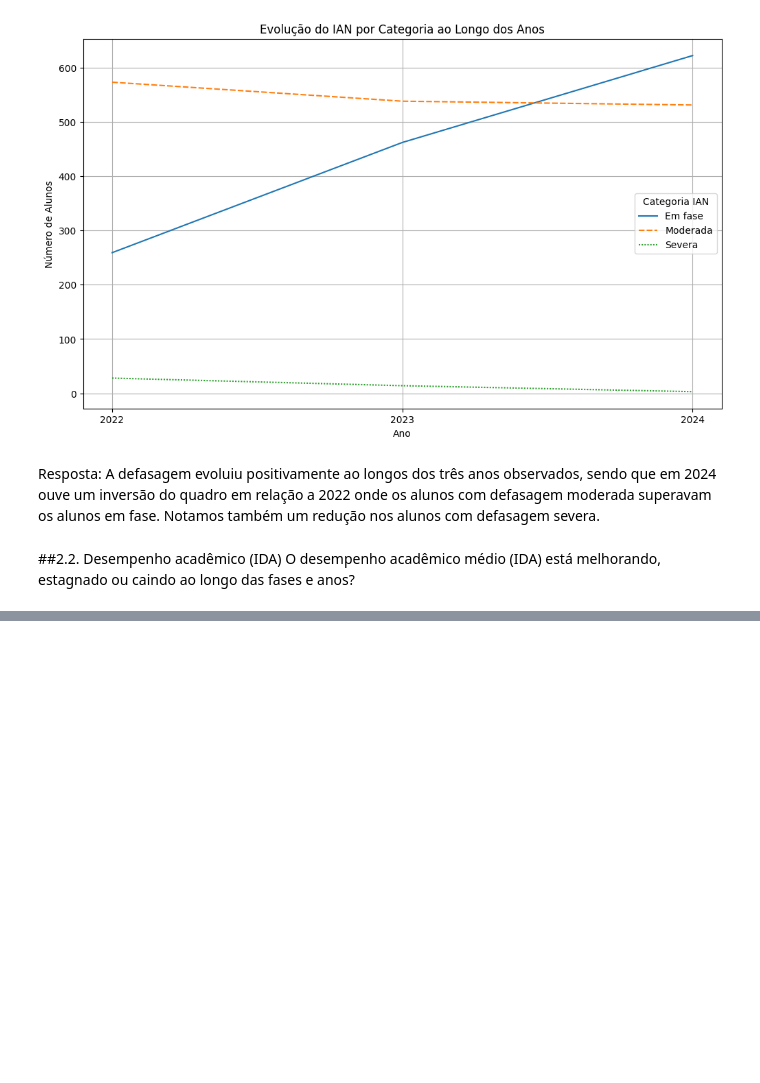
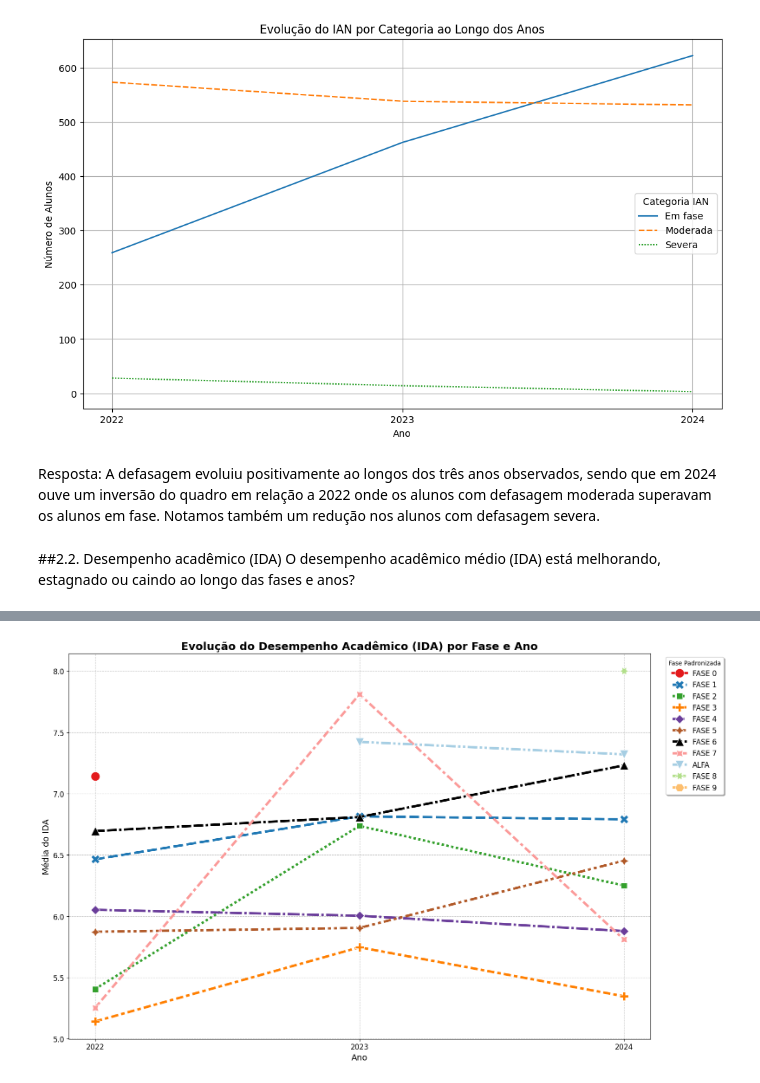
Before and after one commit to Marconiadsf/fiap-postech-datathon, a Jupyter notebook: Fase_5_Datathon_EDA.ipynb, the cells around one changed output, grey strips where cells are left out. Cells and saved outputs as stored; diff of their text form; code cells hidden in the pictures; blank space fills up the shorter version.

```diff
--- a/Fase_5_Datathon_EDA.ipynb
+++ b/Fase_5_Datathon_EDA.ipynb
@@ -259,0 +257,55 @@ dtype: object
+# %%
+import re
+import matplotlib.pyplot as plt
+import seaborn as sns
+
+def padronizar_fase(fase):
+    fase_str = str(fase).upper().strip()
+    fase_str = fase_str.replace('FASE', '').strip()
+    match = re.search(r'(\d+)', fase_str)
+    if match:
+        return f'FASE {match.group(1)}'
+    return fase_str
+
+df_limpo['Fase_Padronizada'] = df_limpo['Fase'].apply(padronizar_fase)
+analise_ida = df_limpo.groupby(['ANO', 'Fase_Padronizada'])['IDA'].mean().reset_index()
+
+# Paleta personalizada com cores fortes e sem tons claros/pastéis
+cores_fortes = [
+    '#E31A1C', '#1F78B4', '#33A02C', '#FF7F00', '#6A3D9A',
+    '#B15928', '#000000', '#FB9A99', '#A6CEE3', '#B2DF8A', '#FDBF6F'
+]
+
+plt.figure(figsize=(16, 10))
+
+# Plotagem com marcadores gigantes e estilos de linha variados
+sns.lineplot(
+    data=analise_ida,
+    x='ANO',
+    y='IDA',
+    hue='Fase_Padronizada',
+    style='Fase_Padronizada',
+    markers=True,
+    dashes=True,
+    palette=cores_fortes[:len(analise_ida['Fase_Padronizada'].unique())],
+    linewidth=4,
+    markersize=15
+)
+
+plt.title('Evolução do Desempenho Acadêmico (IDA) por Fase e Ano', fontsize=18, fontweight='bold')
+plt.xlabel('Ano', fontsize=14)
+plt.ylabel('Média do IDA', fontsize=14)
+
+# Legenda aprimorada com maior contraste
+plt.legend(title='Fase Padronizada', bbox_to_anchor=(1.02, 1), loc='upper left', fontsize=12, frameon=True, shadow=True, facecolor='white')
+
+plt.xticks([2022, 2023, 2024], fontsize=12)
+plt.yticks(fontsize=12)
+plt.grid(True, linestyle='--', alpha=0.7)
+plt.tight_layout()
+plt.show()
+
+# Tabela pivô para conferência direta dos valores
+display(analise_ida.pivot(index='ANO', columns='Fase_Padronizada', values='IDA'))
+# %% [output]
+[figure, added]
```
Also changed, not shown: parts of 4 cells of this notebook.
